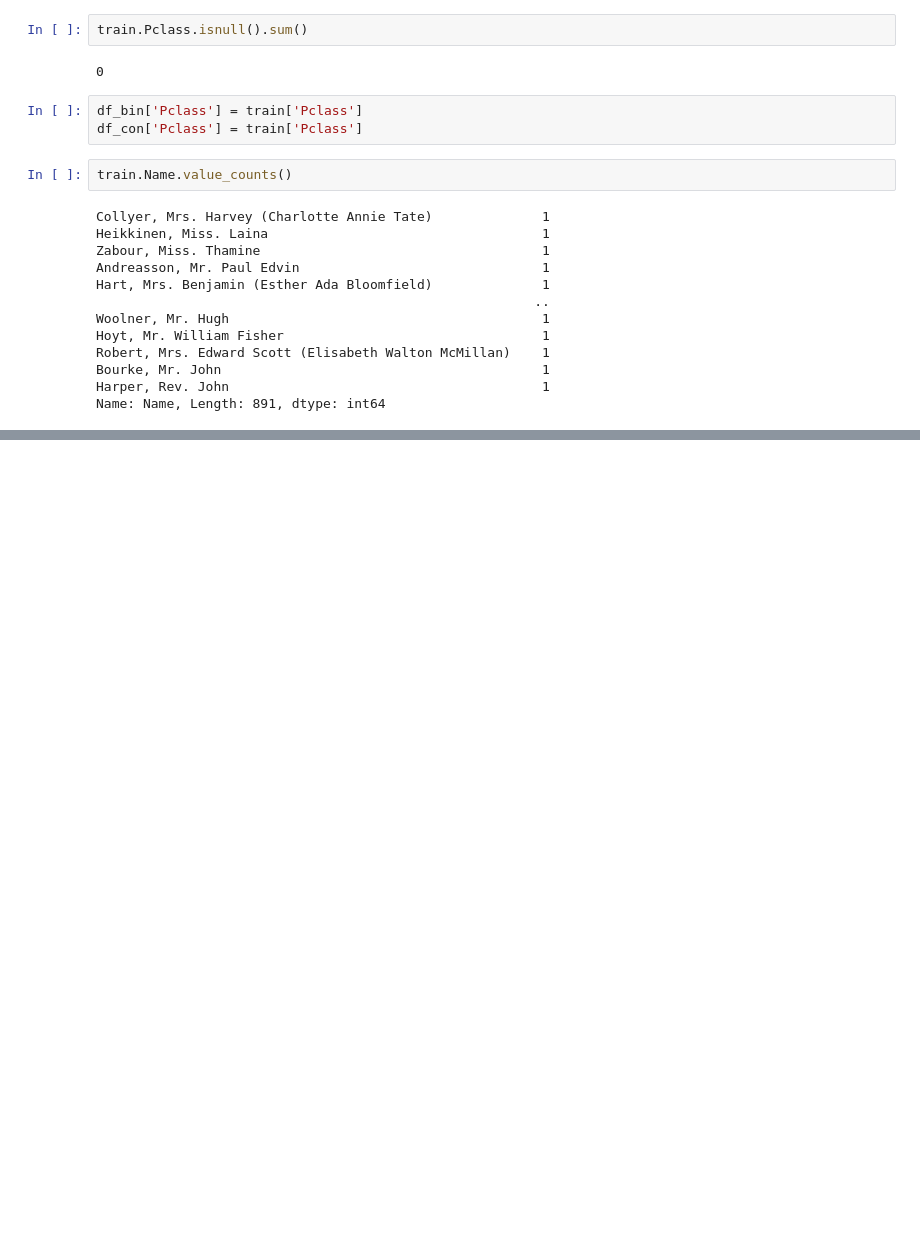
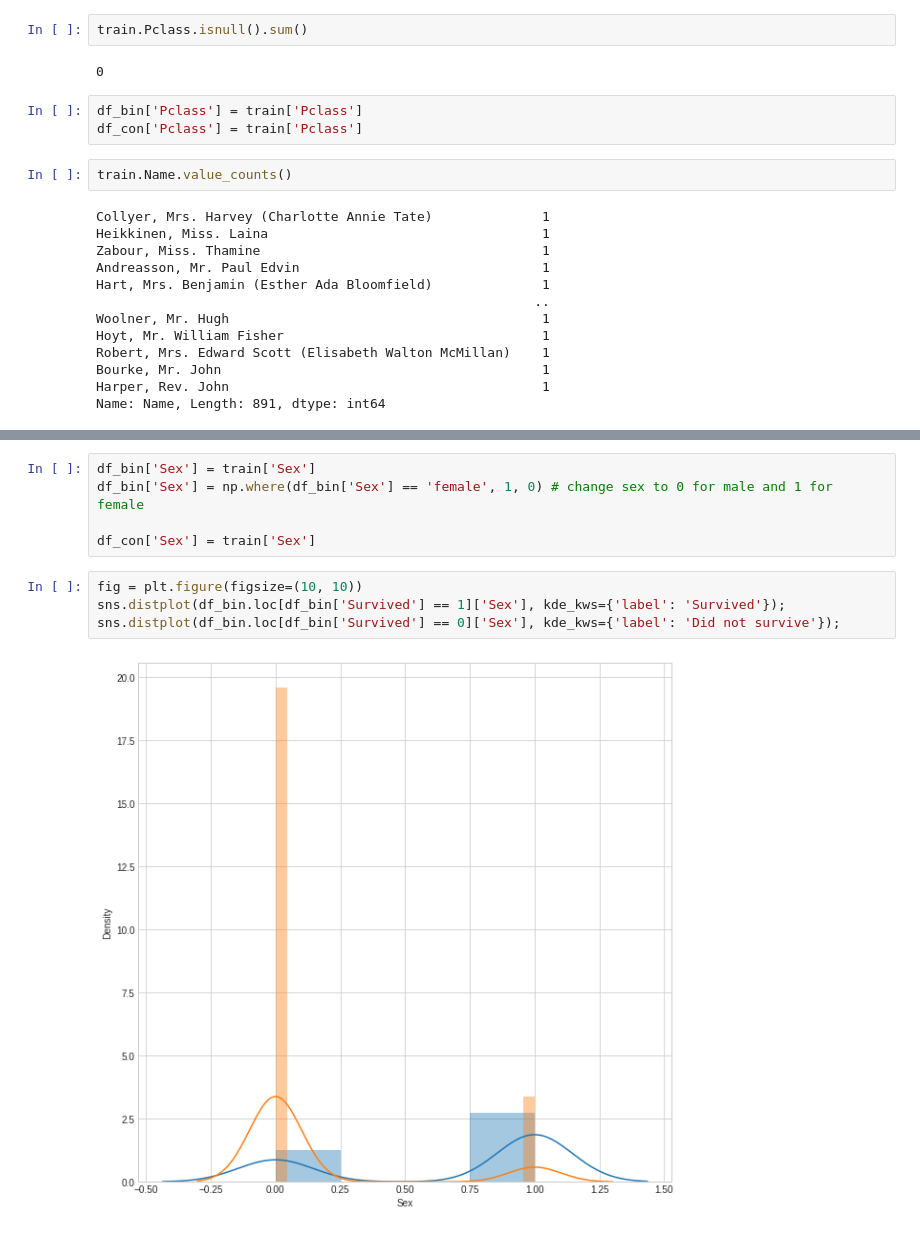
Before and after one commit to VallabhK/TitanicKaggle, a Jupyter notebook: Titanic_MLfromDisaster.ipynb, the cells around one changed output, grey strips where cells are left out. Drawn from its saved outputs; the diff is of its cells as text; blank space fills up the shorter version.

```diff
--- a/Titanic_MLfromDisaster.ipynb
+++ b/Titanic_MLfromDisaster.ipynb
@@ -219,0 +238,11 @@ Name: Name, Length: 891, dtype: int64
+# %%
+df_bin['Sex'] = train['Sex']
+df_bin['Sex'] = np.where(df_bin['Sex'] == 'female', 1, 0) # change sex to 0 for male and 1 for female
+
+df_con['Sex'] = train['Sex']
+# %%
+fig = plt.figure(figsize=(10, 10))
+sns.distplot(df_bin.loc[df_bin['Survived'] == 1]['Sex'], kde_kws={'label': 'Survived'});
+sns.distplot(df_bin.loc[df_bin['Survived'] == 0]['Sex'], kde_kws={'label': 'Did not survive'});
+# %% [output]
+[figure, added]
```
Also changed, not shown: parts of 3 cells of this notebook.
